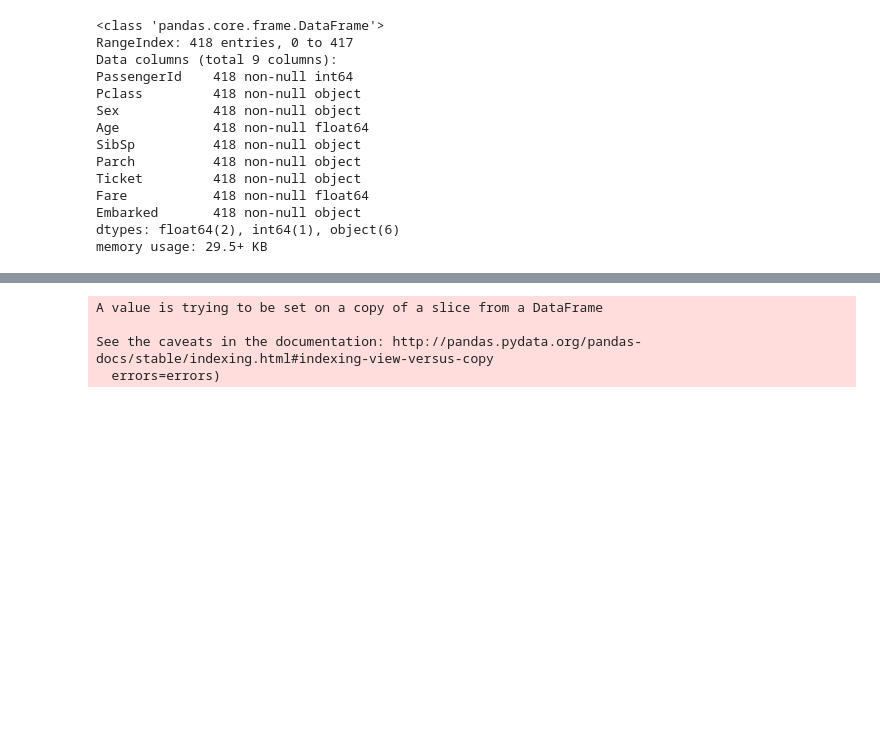
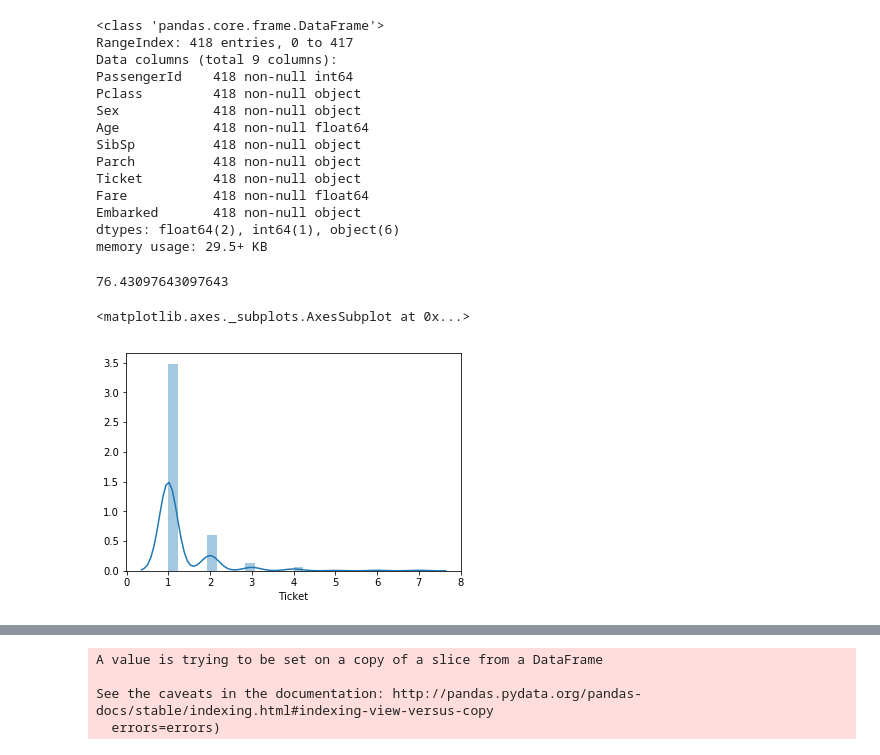
Before and after one commit to arikhan/Titanic-Machine-Learning-from-Disaster-Kaggle-Competition, a Jupyter notebook: Titanic with DL.ipynb, the cells around one changed output, grey strips where cells are left out. Drawn from its saved outputs; the diff is of its cells as text; code cells hidden in the pictures; blank space fills up the shorter version.

```diff
--- a/Titanic with DL.ipynb
+++ b/Titanic with DL.ipynb
@@ -384,3 +393,12 @@ Fare           418 non-null float64
 Embarked       418 non-null object
 dtypes: float64(2), int64(1), object(6)
 memory usage: 29.5+ KB
+# %%
+len(train["Ticket"].value_counts())*100/len(train["Ticket"])
+# %% [output]
+76.43097643097643
+# %%
+sb.distplot(train["Ticket"].value_counts())
+# %% [output]
+<matplotlib.axes._subplots.AxesSubplot at 0x...>
+[figure, added]
```
Also changed, not shown: parts of 18 cells of this notebook.
